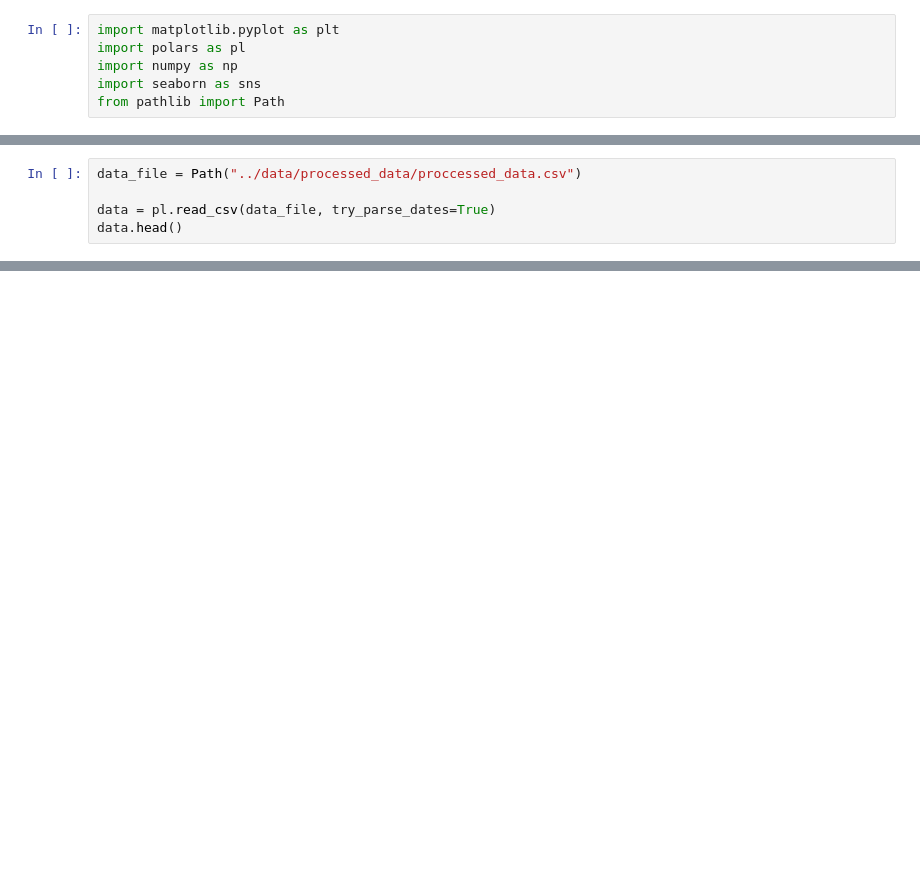
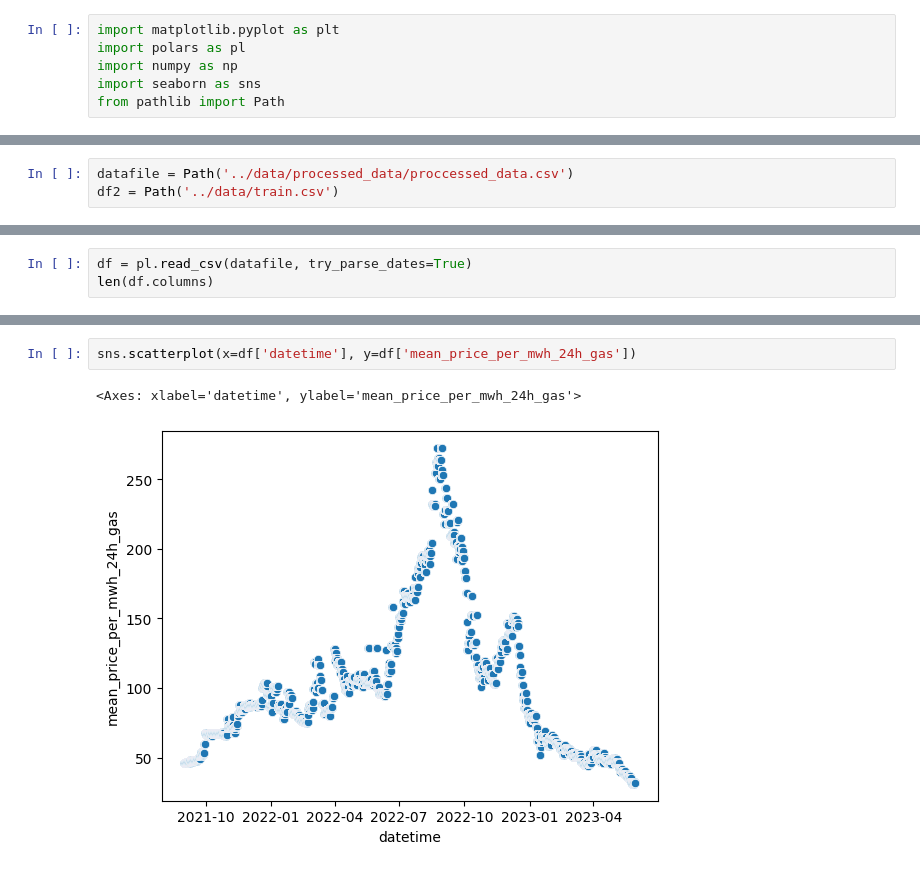
Before and after one commit to pabbuen/TFG-ProduccionElectrica, a Jupyter notebook: codigo/notebooks/data_exploration.ipynb, the cells around one changed output, grey strips where cells are left out. Saved outputs shown, nothing was run; the diff lists cells and outputs as text; blank space fills up the shorter version.

```diff
--- a/codigo/notebooks/data_exploration.ipynb
+++ b/codigo/notebooks/data_exploration.ipynb
@@ -9,5 +7,3 @@ from pathlib import Path
 # %%
-data_file = Path("../data/processed_data/proccessed_data.csv")
-
-data = pl.read_csv(data_file, try_parse_dates=True)
-data.head()
+datafile = Path('../data/processed_data/proccessed_data.csv')
+df2 = Path('../data/train.csv')
@@ -34,0 +10,3 @@ plt.boxplot(data["product_type"])
+# %%
+df = pl.read_csv(datafile, try_parse_dates=True)
+len(df.columns)
@@ -34,0 +30,5 @@ plt.boxplot(data["product_type"])
+# %%
+sns.scatterplot(x=df['datetime'], y=df['mean_price_per_mwh_24h_gas'])
+# %% [output]
+<Axes: xlabel='datetime', ylabel='mean_price_per_mwh_24h_gas'>
+[figure, added]
```
Also changed, not shown: parts of 5 cells of this notebook, 6 other files.
